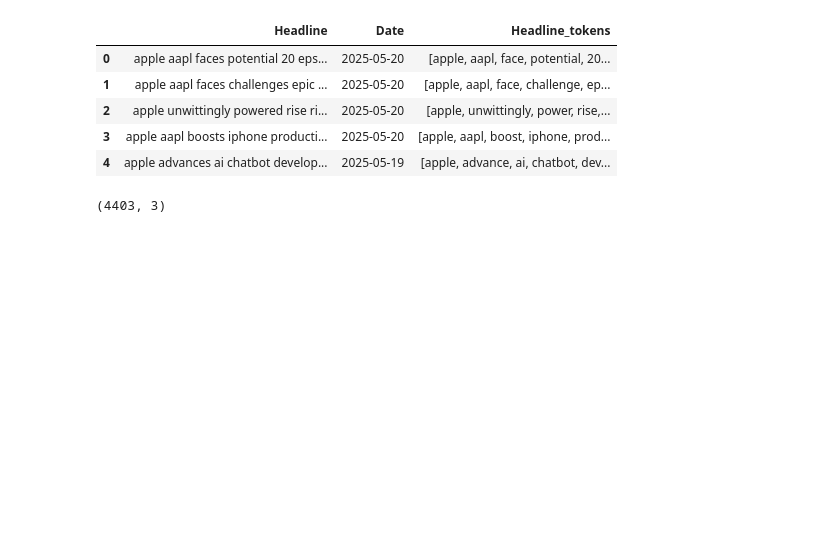
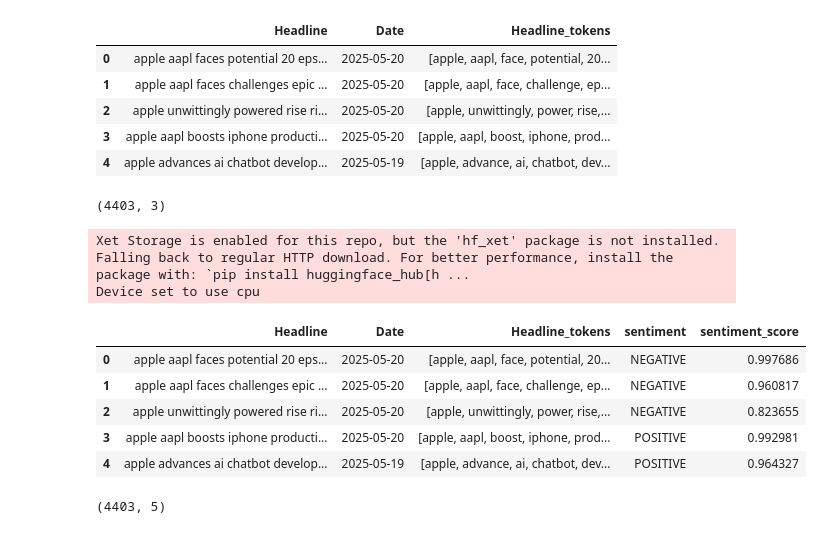
Before and after one commit to vivek34561/Stock-Price-Prediction., a Jupyter notebook: Sentiment_analysis.ipynb, the cells around one changed output. Drawn from its saved outputs; the diff is of its cells as text; code cells hidden in the pictures; blank space fills up the shorter version.

Commit message:
sentiment analysis

```diff
--- a/Sentiment_analysis.ipynb
+++ b/Sentiment_analysis.ipynb
@@ -267,6 +268,31 @@ df.shape
 # %%
 from transformers import pipeline
 
-sentiment_model = pipeline("sentiment-analysis")
-df['sentiment'] = df['clean_text'].apply(lambda x: sentiment_model(x)[0]['label'])
-df['sentiment_score'] = df['clean_text'].apply(lambda x: sentiment_model(x)[0]['score'])
+# Load model only once
+sentiment_model = pipeline("sentiment-analysis", model="distilbert-base-uncased-finetuned-sst-2-english")
+
+# Apply sentiment in batches
+texts = df['Headline'].tolist()
+
+# Batch process (auto-chunked)
+results = sentiment_model(texts, batch_size=32)
+
+# Store results
+df['sentiment'] = [r['label'] for r in results]
+df['sentiment_score'] = [r['score'] for r in results]
+# %% [output]
+Xet Storage is enabled for this repo, but the 'hf_xet' package is not installed. Falling back to regular HTTP download. For better performance, install the package with: `pip install huggingface_hub[h ...
+Device set to use cpu
+# %%
+df.head()
+# %% [output]
+|  | Headline | Date | Headline_tokens | sentiment | sentiment_score |
+| 0 | apple aapl faces potential 20 eps... | 2025-05-20 | [apple, aapl, face, potential, 20... | NEGATIVE | 0.997686 |
+| 1 | apple aapl faces challenges epic ... | 2025-05-20 | [apple, aapl, face, challenge, ep... | NEGATIVE | 0.960817 |
+| 2 | apple unwittingly powered rise ri... | 2025-05-20 | [apple, unwittingly, power, rise,... | NEGATIVE | 0.823655 |
+| 3 | apple aapl boosts iphone producti... | 2025-05-20 | [apple, aapl, boost, iphone, prod... | POSITIVE | 0.992981 |
+| 4 | apple advances ai chatbot develop... | 2025-05-19 | [apple, advance, ai, chatbot, dev... | POSITIVE | 0.964327 |
+# %%
+df.shape
+# %% [output]
+(4403, 5)
```
Also changed, not shown: parts of 6 cells of this notebook, 1 other file.
